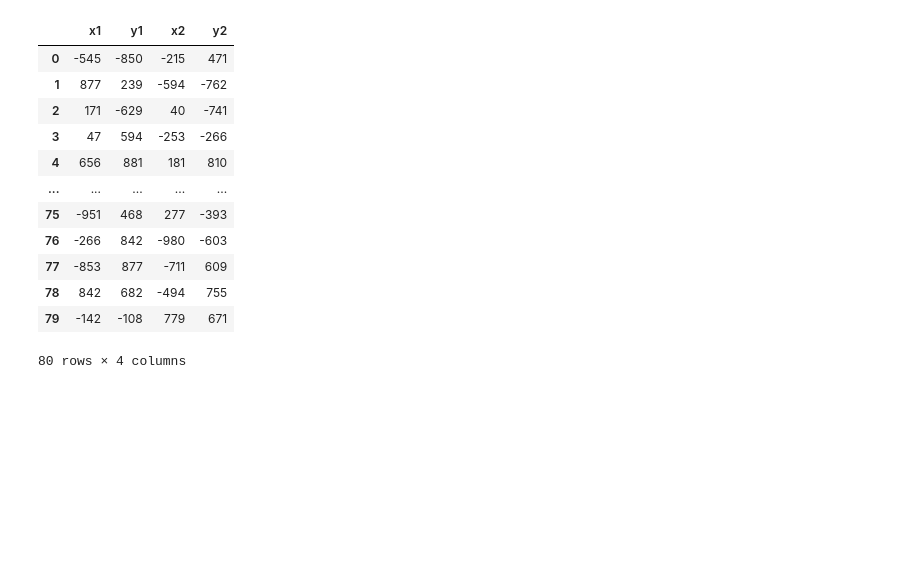
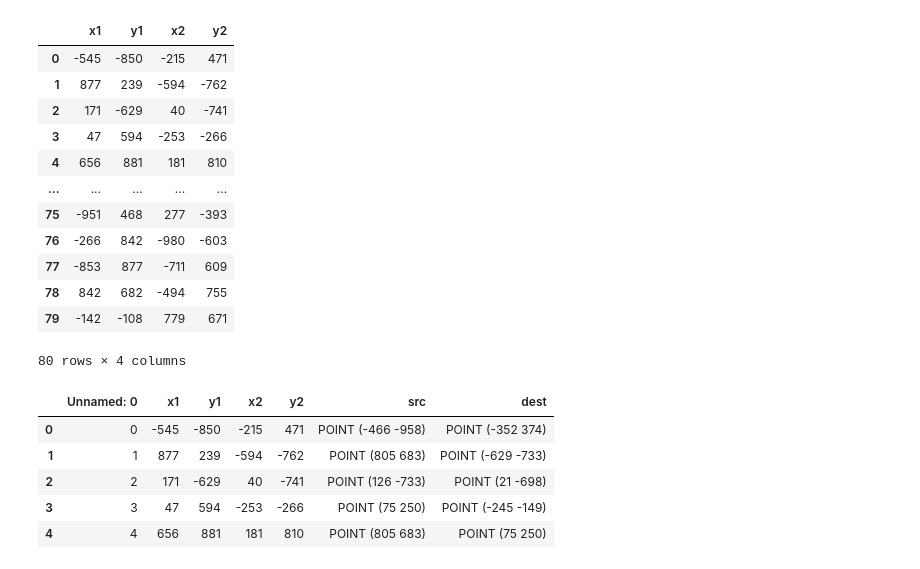
Before and after one commit to asaldelkhosh/Line-Recommendation, a Jupyter notebook: Untitled.ipynb, the cells around one changed output. Drawn from its saved outputs; the diff is of its cells as text; code cells hidden in the pictures; blank space fills up the shorter version.

Commit message:
nearest points

```diff
--- a/Untitled.ipynb
+++ b/Untitled.ipynb
@@ -180,0 +184,22 @@ df_searches.drop(['Unnamed: 0'], axis=1)
+# %%
+points = []
+
+for i, row in df_routes.iterrows():
+    point1 = Point(row['Xstart'], row['Ystart'])
+    point2 = Point(row['Xstop'], row['Ystop'])
+    points.append(point1)
+    points.append(point2)
+# %%
+destination = MultiPoint(points)
+# %%
+df_searches['src'] = df_searches.apply(lambda x: nearest_points(Point(x['x1'],x['y1']), destination)[1], axis=1)
+df_searches['dest'] = df_searches.apply(lambda x: nearest_points(Point(x['x2'],x['y2']), destination)[1], axis=1)
+# %%
+df_searches.head()
+# %% [output]
+|  | Unnamed: 0 | x1 | y1 | x2 | y2 | src | dest |
+| 0 | 0 | -545 | -850 | -215 | 471 | POINT (-466 -958) | POINT (-352 374) |
+| 1 | 1 | 877 | 239 | -594 | -762 | POINT (805 683) | POINT (-629 -733) |
+| 2 | 2 | 171 | -629 | 40 | -741 | POINT (126 -733) | POINT (21 -698) |
+| 3 | 3 | 47 | 594 | -253 | -266 | POINT (75 250) | POINT (-245 -149) |
+| 4 | 4 | 656 | 881 | 181 | 810 | POINT (805 683) | POINT (75 250) |
```
Also changed, not shown: parts of 1 cell of this notebook.
